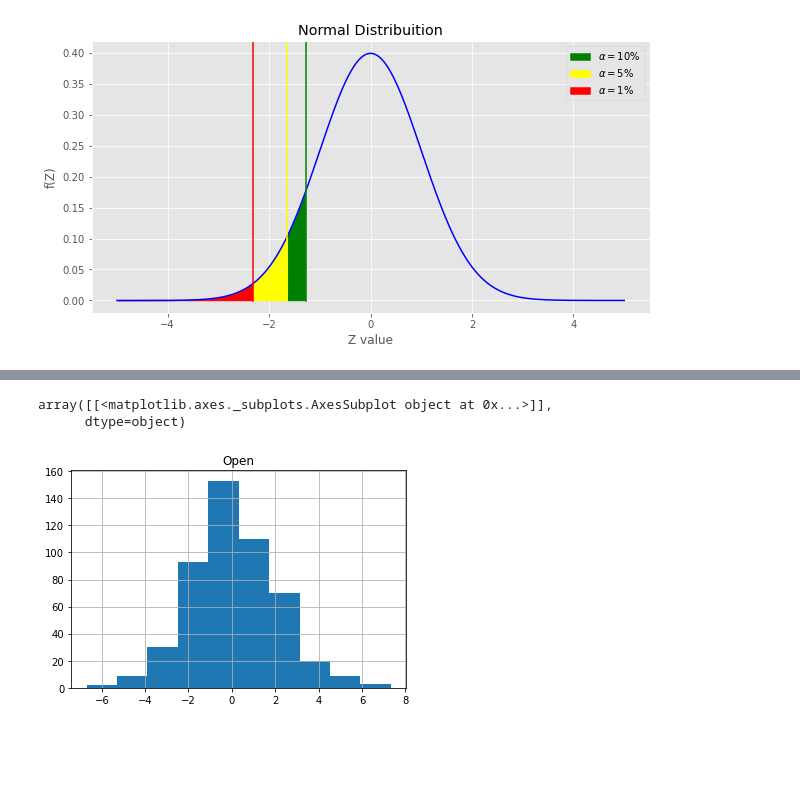
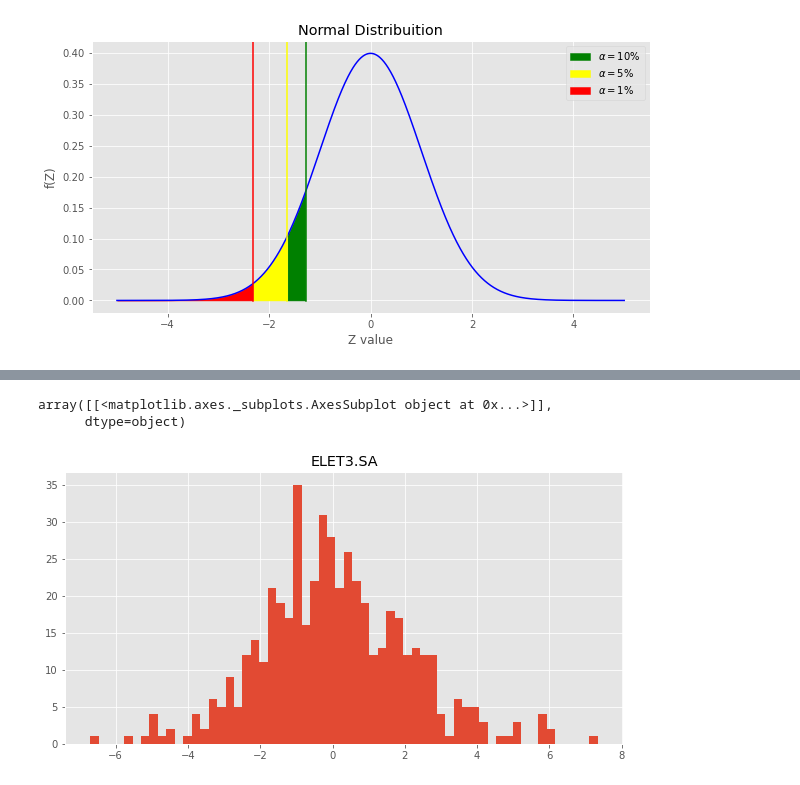
Before and after one commit to IsraelFPM/Risk-Analysis, a Jupyter notebook: ValueAtRisk.ipynb, the cells around one changed output, grey strips where cells are left out. Cells and saved outputs as stored; diff of their text form; code cells hidden in the pictures; blank space fills up the shorter version.

```diff
--- a/ValueAtRisk.ipynb
+++ b/ValueAtRisk.ipynb
@@ -48,7 +66,9 @@ plt.show()
 # %%
+start_date = dt.datetime(2022, 1, 1)# Look for other windows of 2y (like 2017)
 data_series = pd.DataFrame()
 stocks = ['ELET3.SA']
 for stock in stocks:
     ticker = yf.Ticker("ELET3.SA")
-    serie = ticker.history(period="2y")
+    serie = ticker.history(period="2y",start=start_date)
+    serie.drop(serie.loc[serie['Open']==0].index,inplace=True) # Droping 0 values for stock price
     data_series[f'{stock}'] = serie['Open'].values
@@ -60,7 +102,8 @@ plt.tight_layout()
 # %%
-daily_return = data_series[['Open']].pct_change()*100
-daily_return.hist(bins = 'sturges')
+
+daily_return = data_series.pct_change()*100
+daily_return.hist(bins = 60)
 # %% [output]
 array([[<matplotlib.axes._subplots.AxesSubplot object at 0x...>]],
       dtype=object)
-[figure, old version]
+[figure, new version]
```
Also changed, not shown: parts of 7 cells of this notebook.
